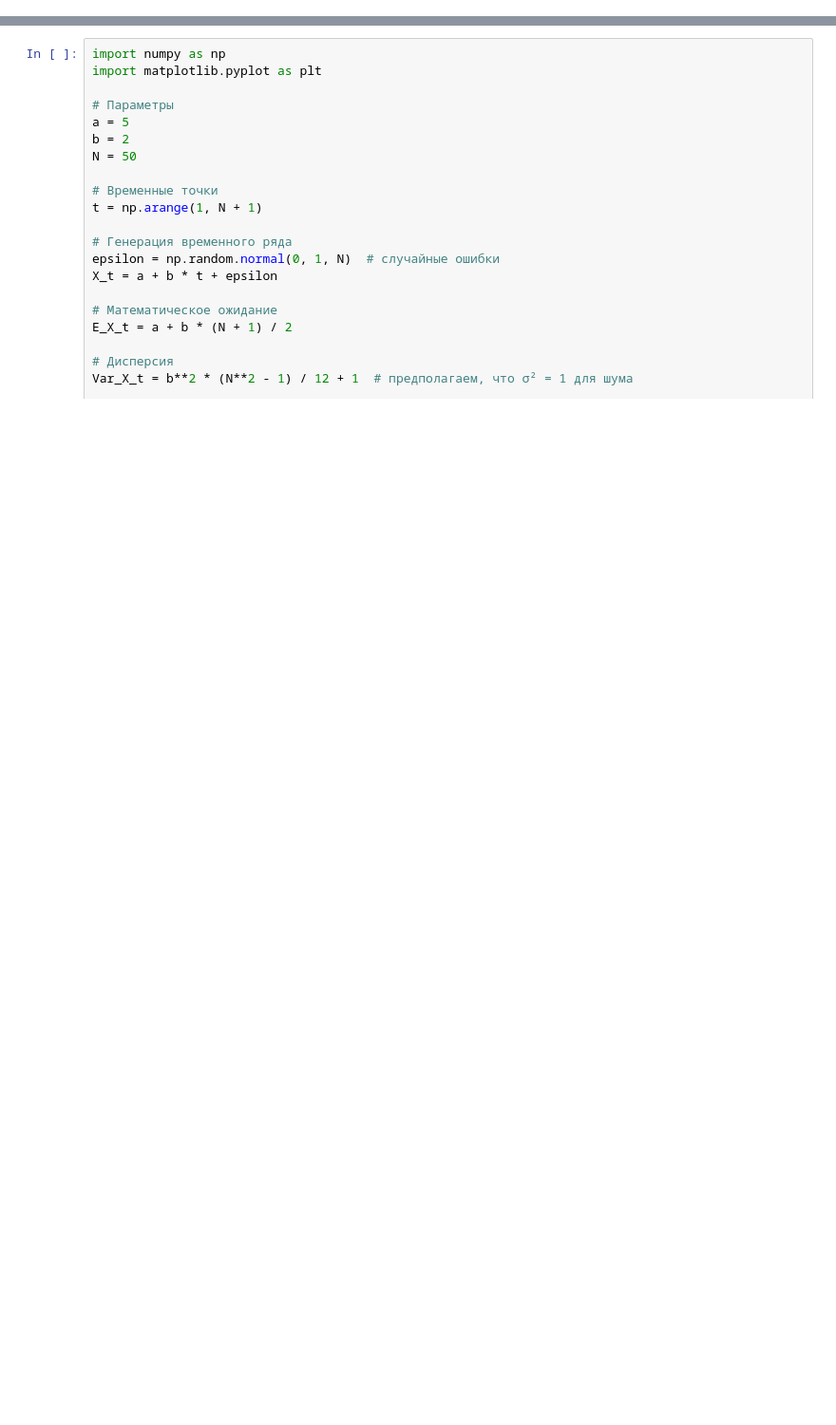
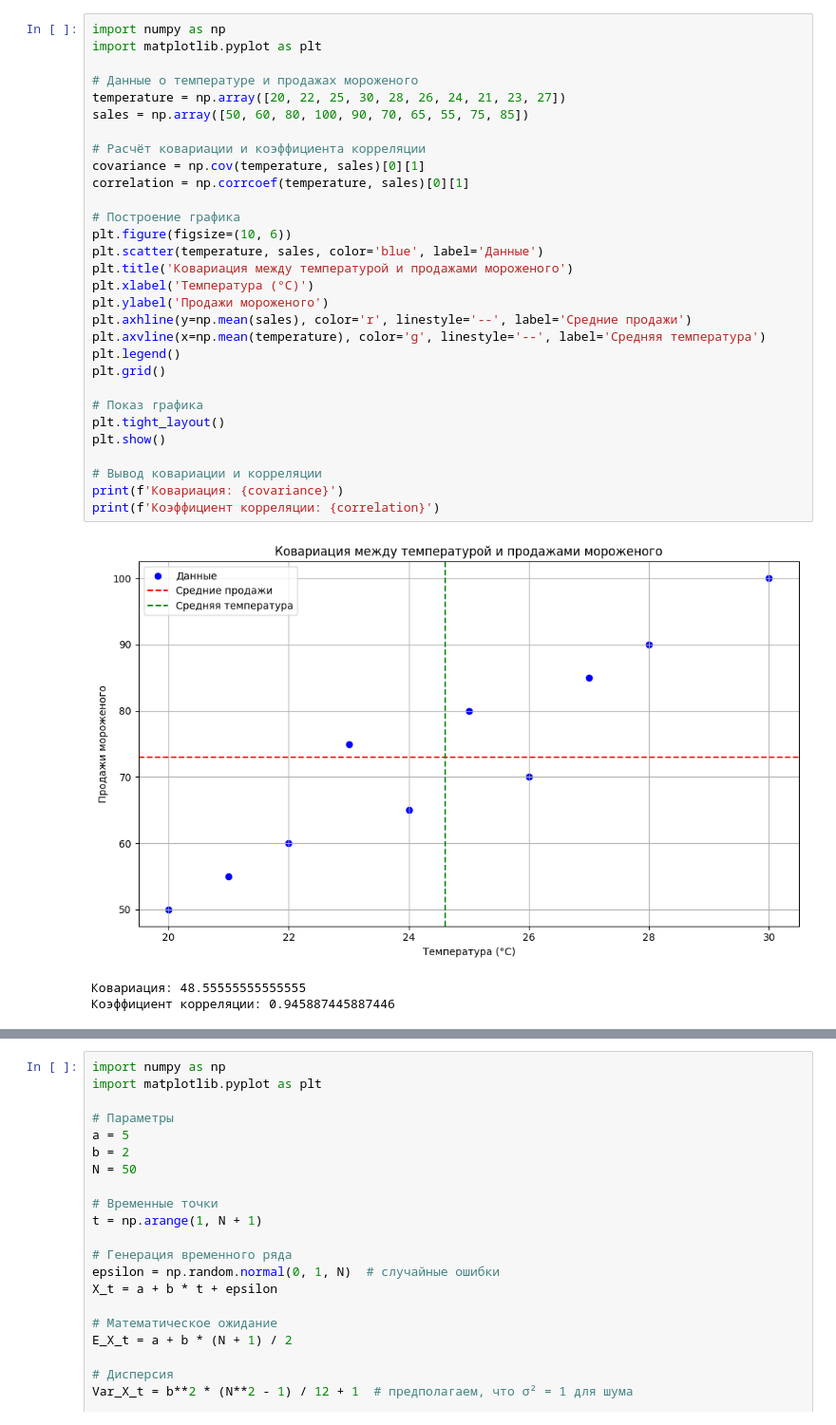
Before and after one commit to CodeHunterOfficial/TimeSeriesForecast_2024-2025, a Jupyter notebook: Тема 1. Введение в анализ временных рядов/1_1_Математическое_Ожидание,_Ковариация_и_Дисперсия.ipynb, the cells around one changed output, grey strips where cells are left out. Shown at 95% size. Saved outputs shown, nothing was run; the diff lists cells and outputs as text; blank space fills up the shorter version.

```diff
--- a/Тема 1. Введение в анализ временных рядов/1_1_Математическое_Ожидание,_Ковариация_и_Дисперсия.ipynb
+++ b/Тема 1. Введение в анализ временных рядов/1_1_Математическое_Ожидание,_Ковариация_и_Дисперсия.ipynb
@@ -941,0 +438,34 @@ $$
+# %%
+import numpy as np
+import matplotlib.pyplot as plt
+
+# Данные о температуре и продажах мороженого
+temperature = np.array([20, 22, 25, 30, 28, 26, 24, 21, 23, 27])
+sales = np.array([50, 60, 80, 100, 90, 70, 65, 55, 75, 85])
+
+# Расчёт ковариации и коэффициента корреляции
+covariance = np.cov(temperature, sales)[0][1]
+correlation = np.corrcoef(temperature, sales)[0][1]
+
+# Построение графика
+plt.figure(figsize=(10, 6))
+plt.scatter(temperature, sales, color='blue', label='Данные')
+plt.title('Ковариация между температурой и продажами мороженого')
+plt.xlabel('Температура (°C)')
+plt.ylabel('Продажи мороженого')
+plt.axhline(y=np.mean(sales), color='r', linestyle='--', label='Средние продажи')
+plt.axvline(x=np.mean(temperature), color='g', linestyle='--', label='Средняя температура')
+plt.legend()
+plt.grid()
+
+# Показ графика
+plt.tight_layout()
+plt.show()
+
+# Вывод ковариации и корреляции
+print(f'Ковариация: {covariance}')
+print(f'Коэффициент корреляции: {correlation}')
+# %% [output]
+[figure, added]
+Ковариация: 48.55555555555555
+Коэффициент корреляции: 0.945887445887446
```
Also changed, not shown: parts of 5 cells of this notebook.
